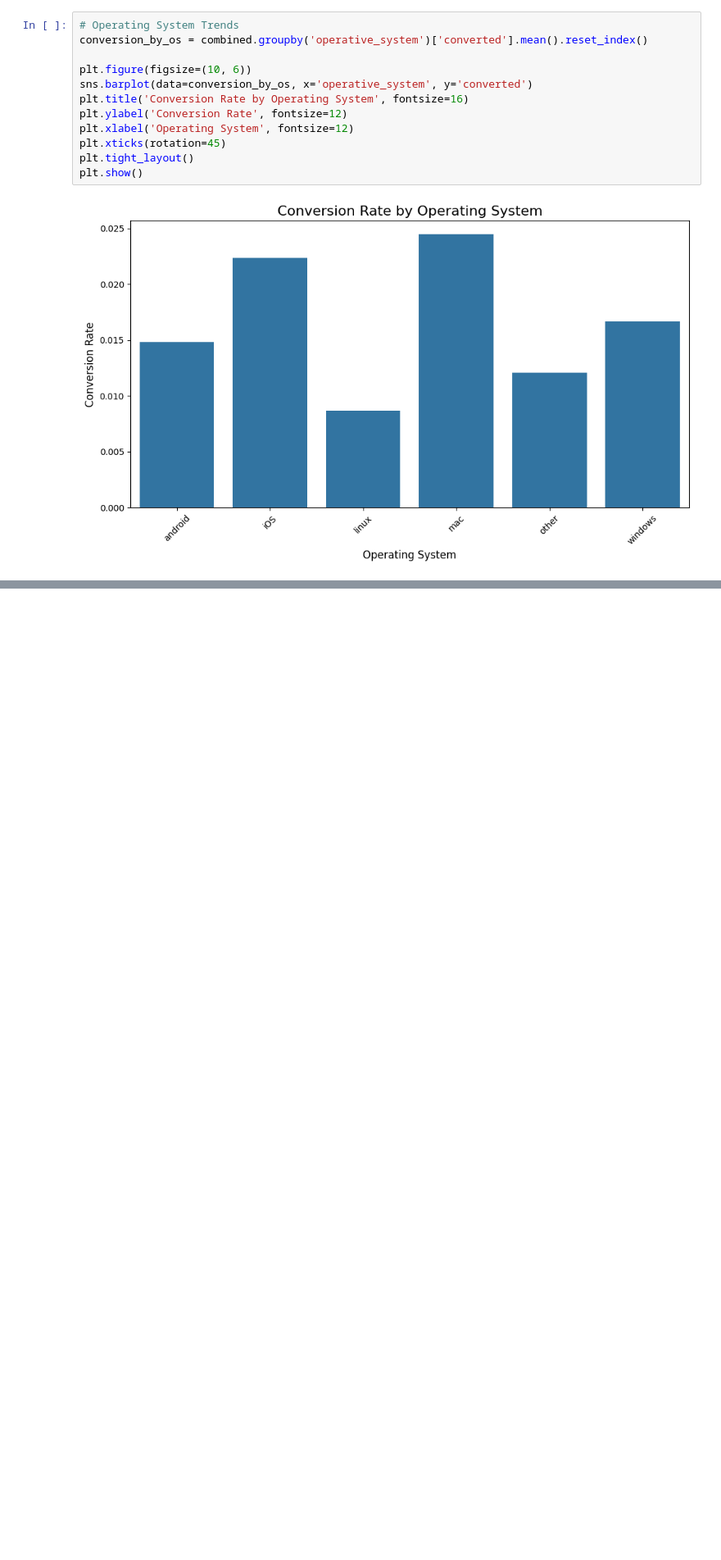
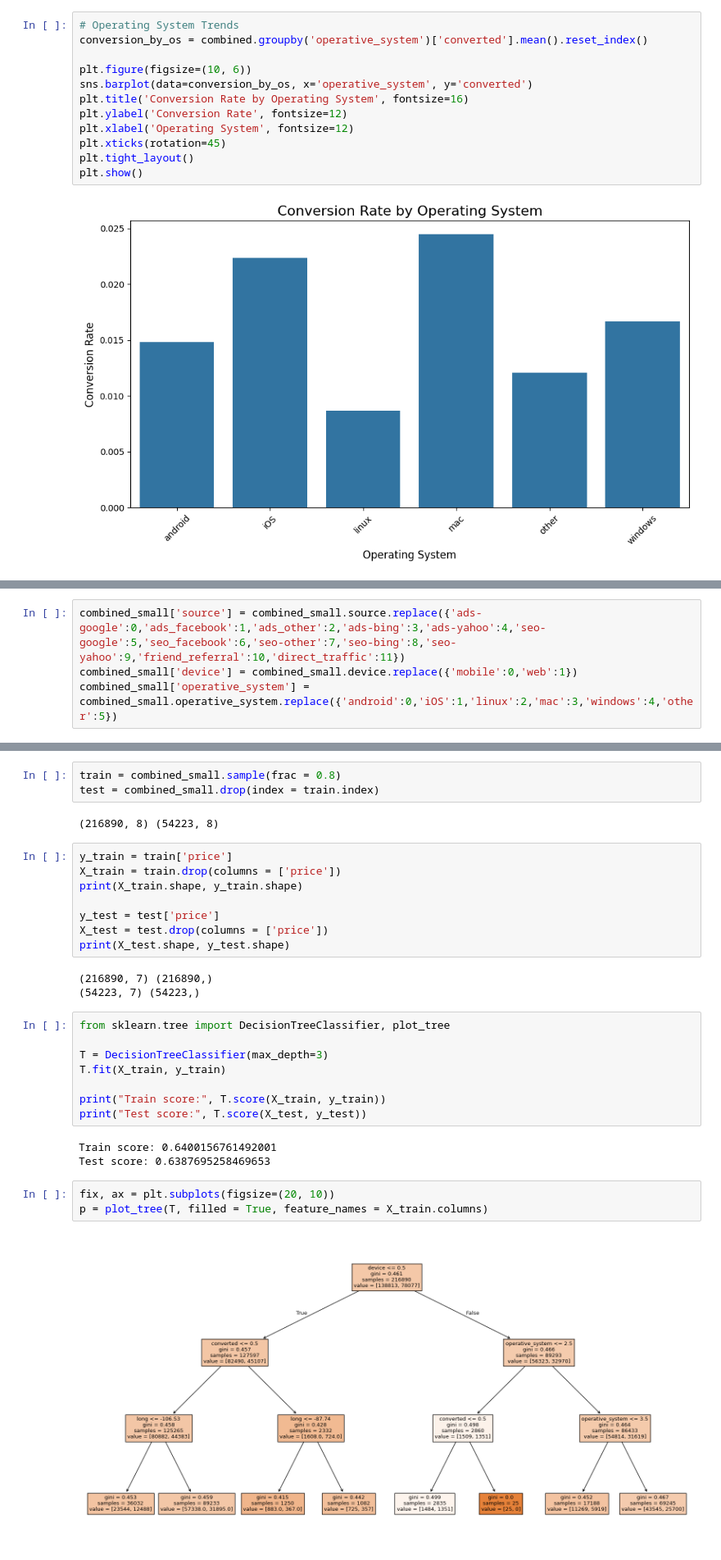
Before and after one commit to D123aniel/DATA110, a Jupyter notebook: project.ipynb, the cells around one changed output, grey strips where cells are left out. Shown at 82% size. Cells and saved outputs as stored; diff of their text form; blank space fills up the shorter version.

Commit message:
decision tree added

```diff
--- a/project.ipynb
+++ b/project.ipynb
@@ -89,0 +109,4 @@ plt.show()
+# %%
+combined_small['source'] = combined_small.source.replace({'ads-google':0,'ads_facebook':1,'ads_other':2,'ads-bing':3,'ads-yahoo':4,'seo-google':5,'seo_facebook':6,'seo-other':7,'seo-bing':8,'seo-yahoo':9,'friend_referral':10,'direct_traffic':11})
+combined_small['device'] = combined_small.device.replace({'mobile':0,'web':1})
+combined_small['operative_system'] = combined_small.operative_system.replace({'android':0,'iOS':1,'linux':2,'mac':3,'windows':4,'other':5})
@@ -89,0 +134,32 @@ plt.show()
+# %%
+train = combined_small.sample(frac = 0.8)
+test = combined_small.drop(index = train.index)
+# %% [output]
+(216890, 8) (54223, 8)
+# %%
+y_train = train['price']
+X_train = train.drop(columns = ['price'])
+print(X_train.shape, y_train.shape)
+
+y_test = test['price']
+X_test = test.drop(columns = ['price'])
+print(X_test.shape, y_test.shape)
+# %% [output]
+(216890, 7) (216890,)
+(54223, 7) (54223,)
+# %%
+from sklearn.tree import DecisionTreeClassifier, plot_tree
+
+T = DecisionTreeClassifier(max_depth=3)
+T.fit(X_train, y_train)
+
+print("Train score:", T.score(X_train, y_train))
+print("Test score:", T.score(X_test, y_test))
+# %% [output]
+Train score: 0.6400156761492001
+Test score: 0.6387695258469653
+# %%
+fix, ax = plt.subplots(figsize=(20, 10))
+p = plot_tree(T, filled = True, feature_names = X_train.columns)
+# %% [output]
+[figure, added]
```
Also changed, not shown: parts of 7 cells of this notebook.
